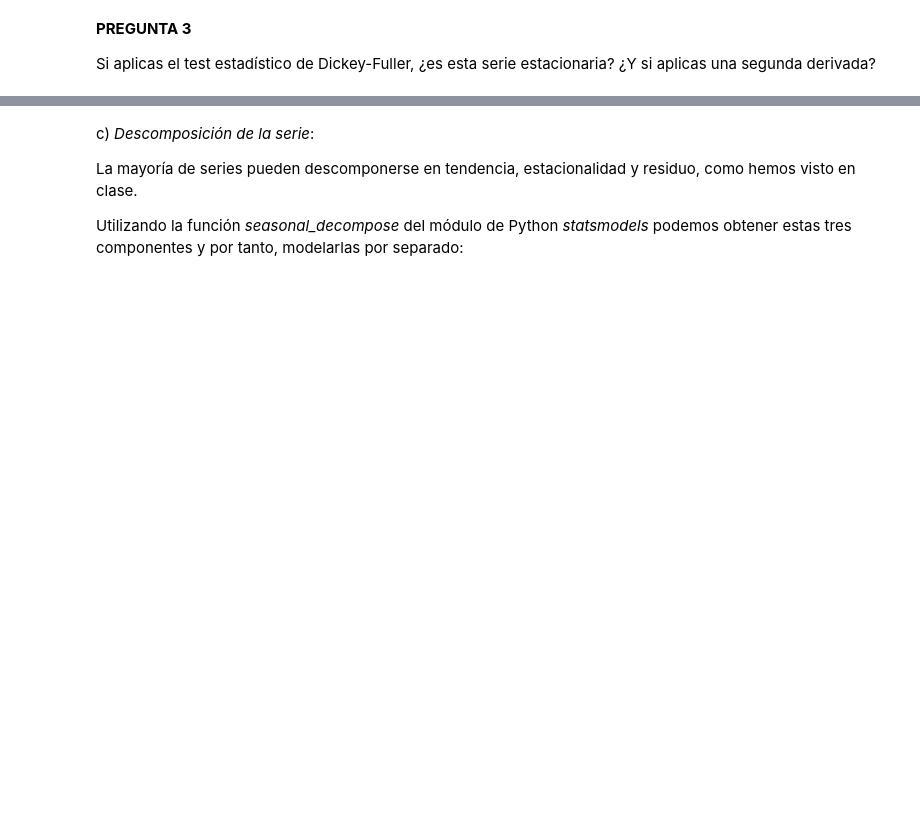
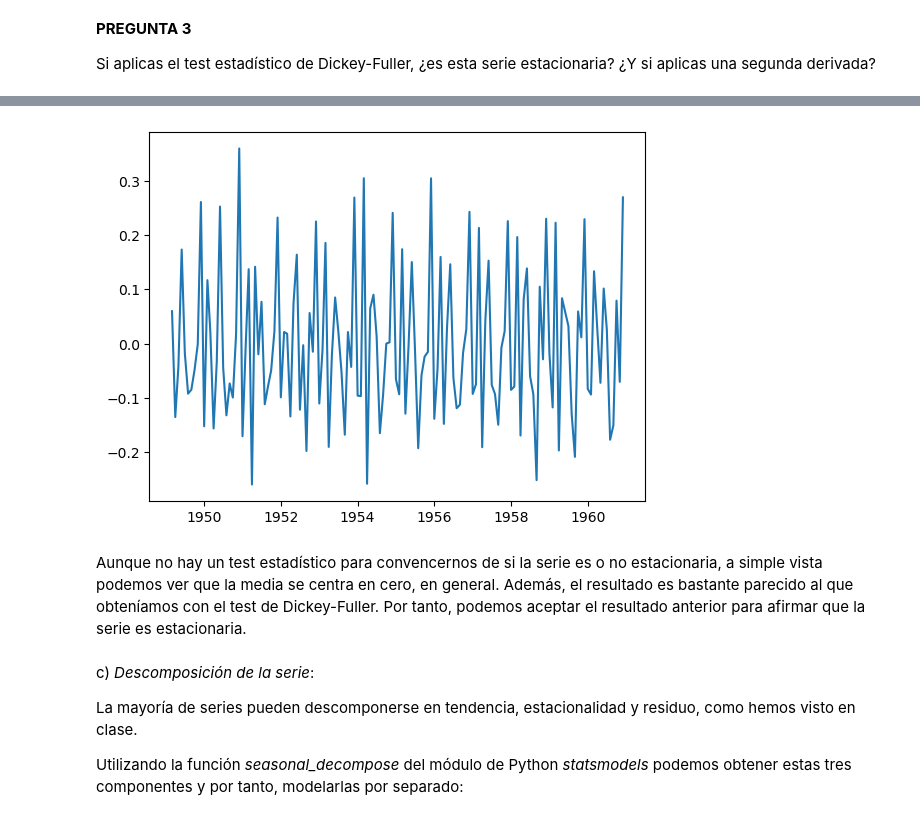
Before and after one commit to JosepDorronsoro/practicas3segundocuatri, a Jupyter notebook: tsst/TSST_P5_Ivan_Dominguez/PR5_TSST.ipynb, the cells around one changed output, grey strips where cells are left out. Cells and saved outputs as stored; diff of their text form; code cells hidden in the pictures; blank space fills up the shorter version.

```diff
--- a/tsst/TSST_P5_Ivan_Dominguez/PR5_TSST.ipynb
+++ b/tsst/TSST_P5_Ivan_Dominguez/PR5_TSST.ipynb
@@ -144,3 +220,11 @@ Si aplicas el test estadístico de Dickey-Fuller, ¿es esta serie estacionaria?
+# %%
+# segunda derivada
+data_log_diff_2 = data_log_diff - data_log_diff.shift()
+plt.plot(data_log_diff_2);
+# %% [output]
+[figure, added]
+# %% [markdown]
+Aunque no hay un test estadístico para convencernos de si la serie es o no estacionaria, a simple vista podemos ver que la media se centra en cero, en general. Además, el resultado es bastante parecido al que obteníamos con el test de Dickey-Fuller. Por tanto, podemos aceptar el resultado anterior para afirmar que la serie es estacionaria.
 # %% [markdown]
 c) *Descomposición de la serie*:
 
```
Also changed, not shown: parts of 28 cells of this notebook.
